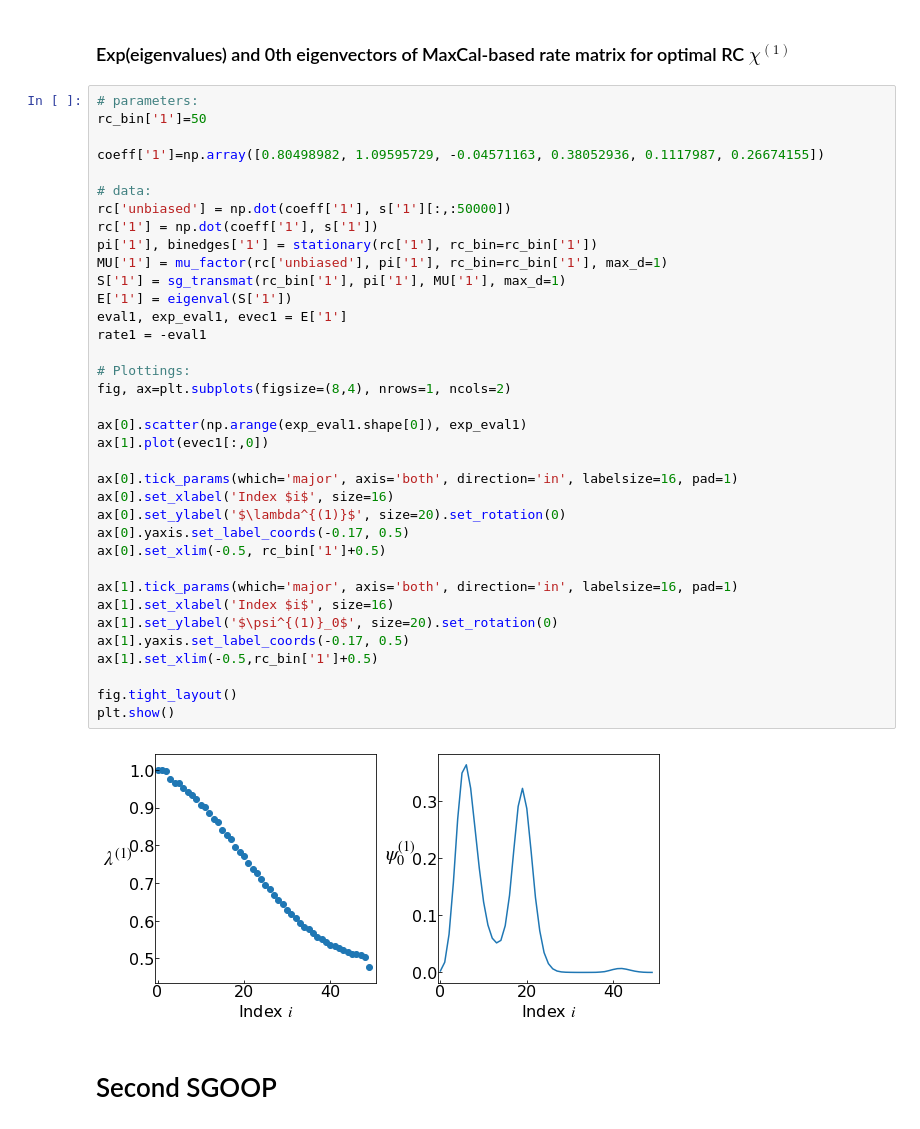
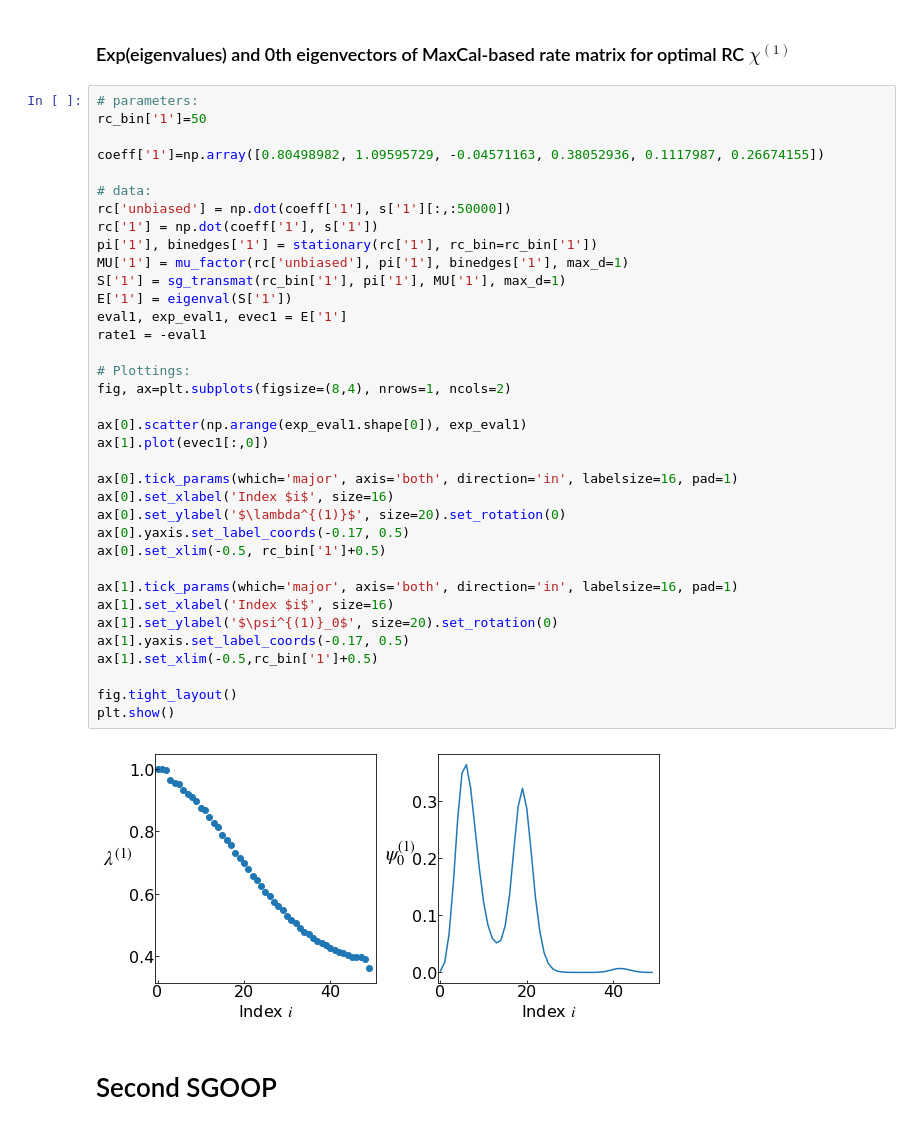
Before and after one commit to tiwarylab/SGOOP-d, a Jupyter notebook: MD/SGOOP_analytic.ipynb, the cells around one changed output. Cells and saved outputs as stored; diff of their text form.

```diff
--- a/MD/SGOOP_analytic.ipynb
+++ b/MD/SGOOP_analytic.ipynb
@@ -110,35 +112,35 @@ coeff['1']=np.array([0.80498982, 1.09595729, -0.04571163, 0.38052936, 0.1117987,
 # data:
 rc['unbiased'] = np.dot(coeff['1'], s['1'][:,:50000])
 rc['1'] = np.dot(coeff['1'], s['1'])
 pi['1'], binedges['1'] = stationary(rc['1'], rc_bin=rc_bin['1'])
-MU['1'] = mu_factor(rc['unbiased'], pi['1'], rc_bin=rc_bin['1'], max_d=1)
+MU['1'] = mu_factor(rc['unbiased'], pi['1'], binedges['1'], max_d=1)
 S['1'] = sg_transmat(rc_bin['1'], pi['1'], MU['1'], max_d=1)
 E['1'] = eigenval(S['1'])
 eval1, exp_eval1, evec1 = E['1']
 rate1 = -eval1
 
 # Plottings:
 fig, ax=plt.subplots(figsize=(8,4), nrows=1, ncols=2)
 
 ax[0].scatter(np.arange(exp_eval1.shape[0]), exp_eval1)
 ax[1].plot(evec1[:,0])
 
 ax[0].tick_params(which='major', axis='both', direction='in', labelsize=16, pad=1)
 ax[0].set_xlabel('Index $i$', size=16)
 ax[0].set_ylabel('$\lambda^{(1)}$', size=20).set_rotation(0)
 ax[0].yaxis.set_label_coords(-0.17, 0.5)
 ax[0].set_xlim(-0.5, rc_bin['1']+0.5)
 
 ax[1].tick_params(which='major', axis='both', direction='in', labelsize=16, pad=1)
 ax[1].set_xlabel('Index $i$', size=16)
 ax[1].set_ylabel('$\psi^{(1)}_0$', size=20).set_rotation(0)
 ax[1].yaxis.set_label_coords(-0.17, 0.5)
 ax[1].set_xlim(-0.5,rc_bin['1']+0.5)
 
 fig.tight_layout()
 plt.show()
 # %% [output]
-[figure, old version]
+[figure, new version]
 # %% [markdown]
 # Second SGOOP
 # %%
```
Also changed, not shown: parts of 5 cells of this notebook, 3 other files.
